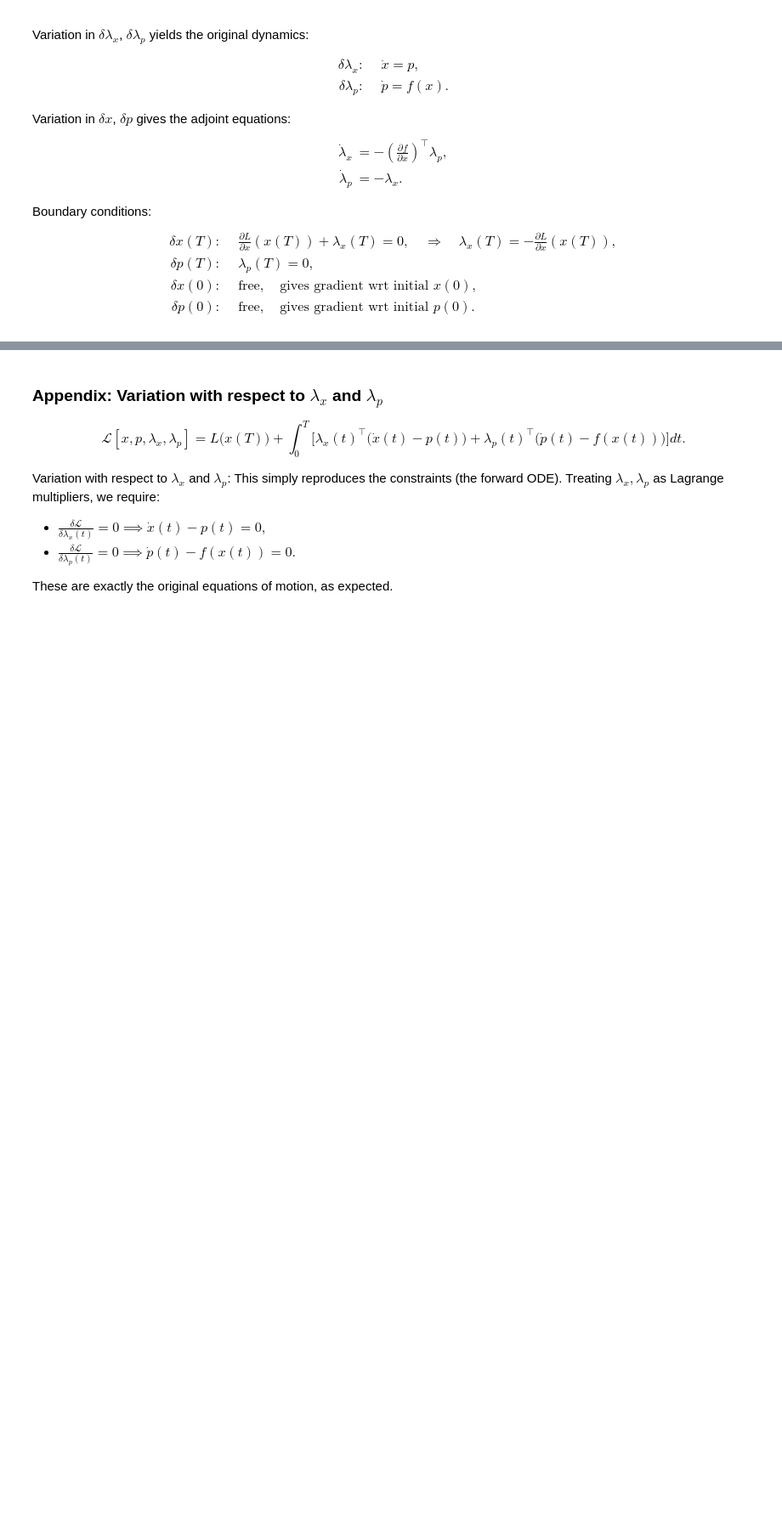
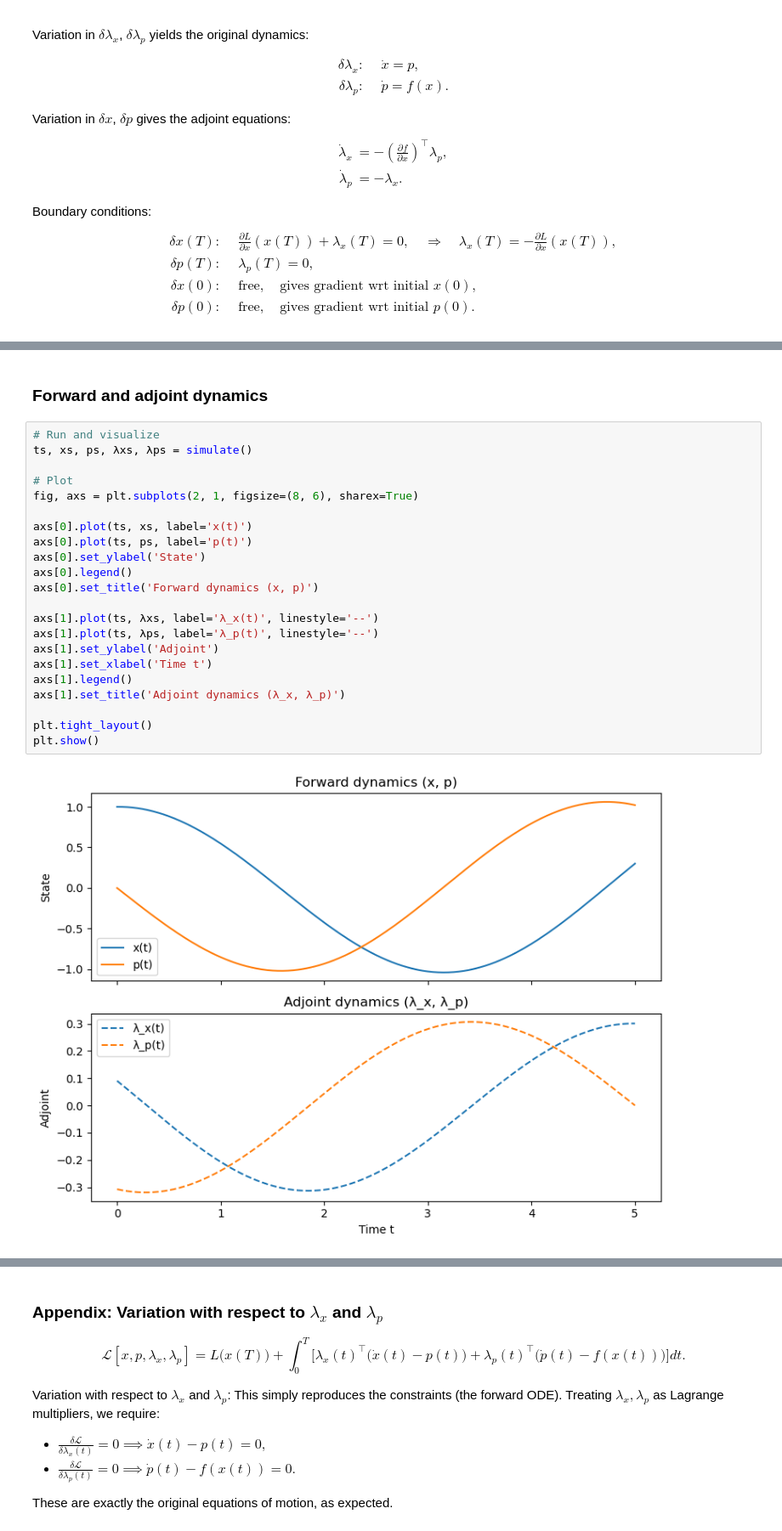
Before and after one commit to AZhou00/adjoint-demo, a Jupyter notebook: notebook/basics.ipynb, the cells around one changed output, grey strips where cells are left out. Shown at 85% size. Saved outputs shown, nothing was run; the diff lists cells and outputs as text; blank space fills up the shorter version.

```diff
--- a/notebook/basics.ipynb
+++ b/notebook/basics.ipynb
@@ -136,0 +229,26 @@ with terminal conditions:
+# %% [markdown]
+### Forward and adjoint dynamics
+# %%
+# Run and visualize
+ts, xs, ps, λxs, λps = simulate()
+
+# Plot
+fig, axs = plt.subplots(2, 1, figsize=(8, 6), sharex=True)
+
+axs[0].plot(ts, xs, label='x(t)')
+axs[0].plot(ts, ps, label='p(t)')
+axs[0].set_ylabel('State')
+axs[0].legend()
+axs[0].set_title('Forward dynamics (x, p)')
+
+axs[1].plot(ts, λxs, label='λ_x(t)', linestyle='--')
+axs[1].plot(ts, λps, label='λ_p(t)', linestyle='--')
+axs[1].set_ylabel('Adjoint')
+axs[1].set_xlabel('Time t')
+axs[1].legend()
+axs[1].set_title('Adjoint dynamics (λ_x, λ_p)')
+
+plt.tight_layout()
+plt.show()
+# %% [output]
+[figure, added]
```
Also changed, not shown: parts of 12 cells of this notebook.
